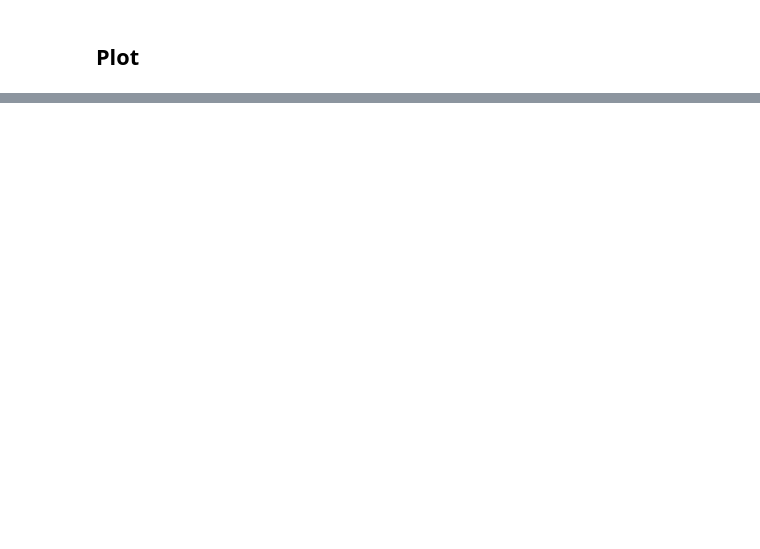
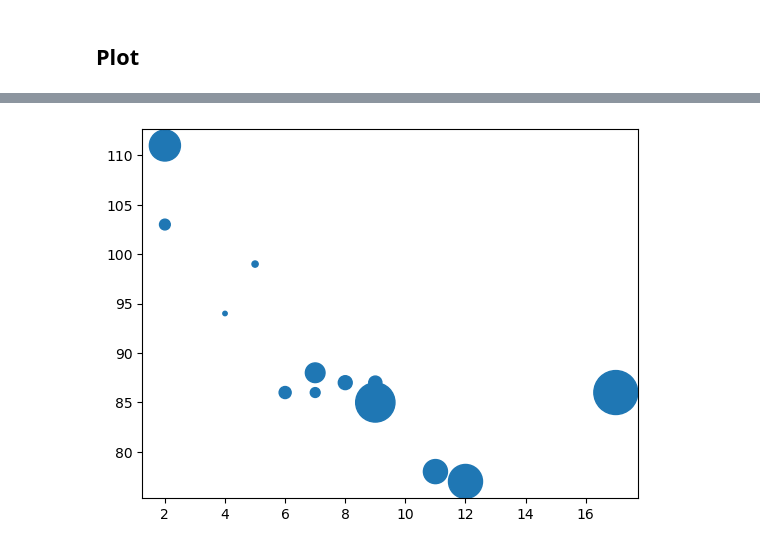
Before and after one commit to RomeoSilvestri/Book, a Jupyter notebook: _build/jupyter_execute/chapters/1.4 python-matplotlib.ipynb, the cells around one changed output, grey strips where cells are left out. Saved outputs shown, nothing was run; the diff lists cells and outputs as text; code cells hidden in the pictures; blank space fills up the shorter version.

```diff
--- a/_build/jupyter_execute/chapters/1.4 python-matplotlib.ipynb
+++ b/_build/jupyter_execute/chapters/1.4 python-matplotlib.ipynb
@@ -46,0 +98,8 @@ plt.plot function
+# %%
+sizes = np.array([20, 50, 100, 200, 500, 1000, 60, 90, 10, 300, 600, 800, 75])
+
+plt.scatter(x, y, s=sizes)
+
+plt.show()
+# %% [output]
+[figure, added]
```
Also changed, not shown: parts of 18 cells of this notebook, 33 other files.
